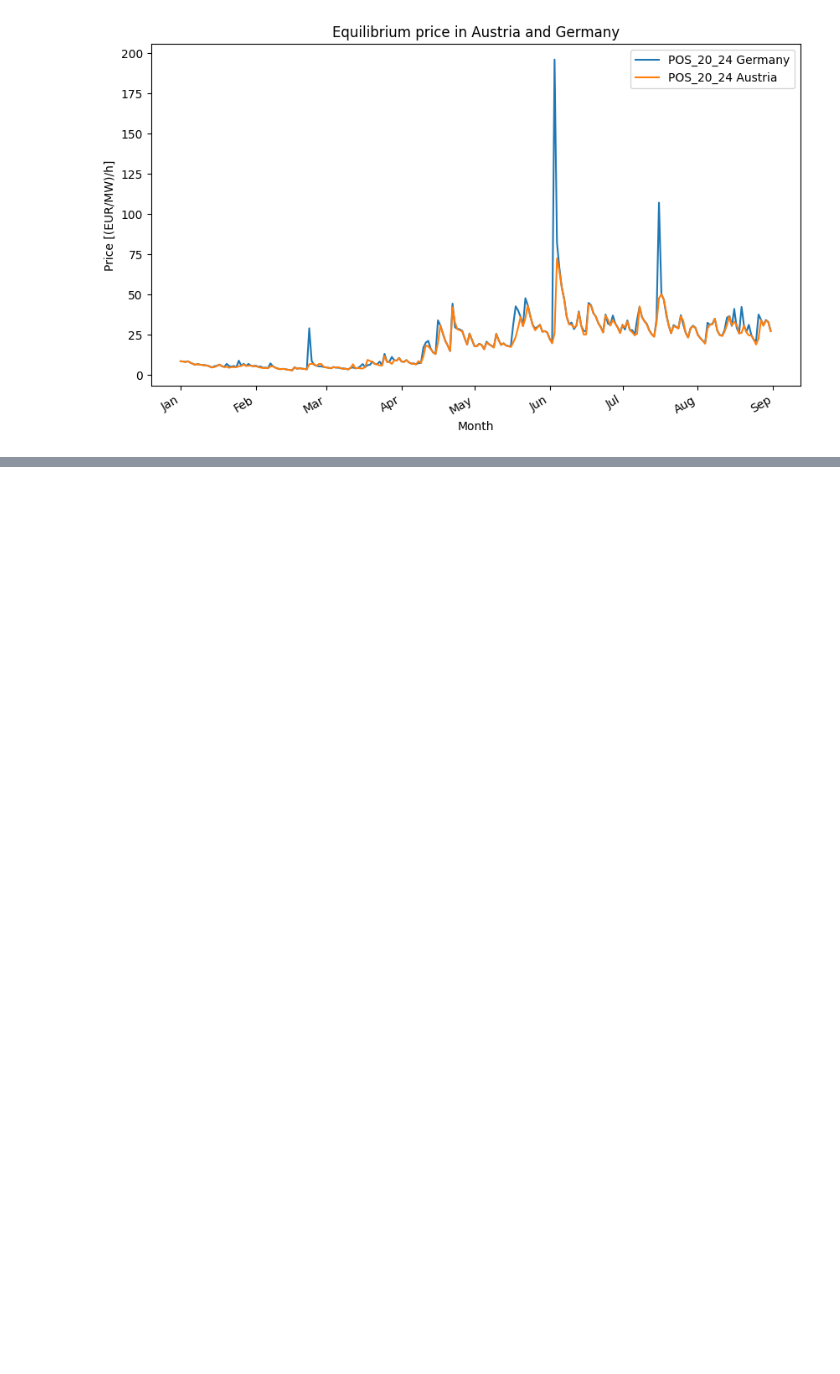
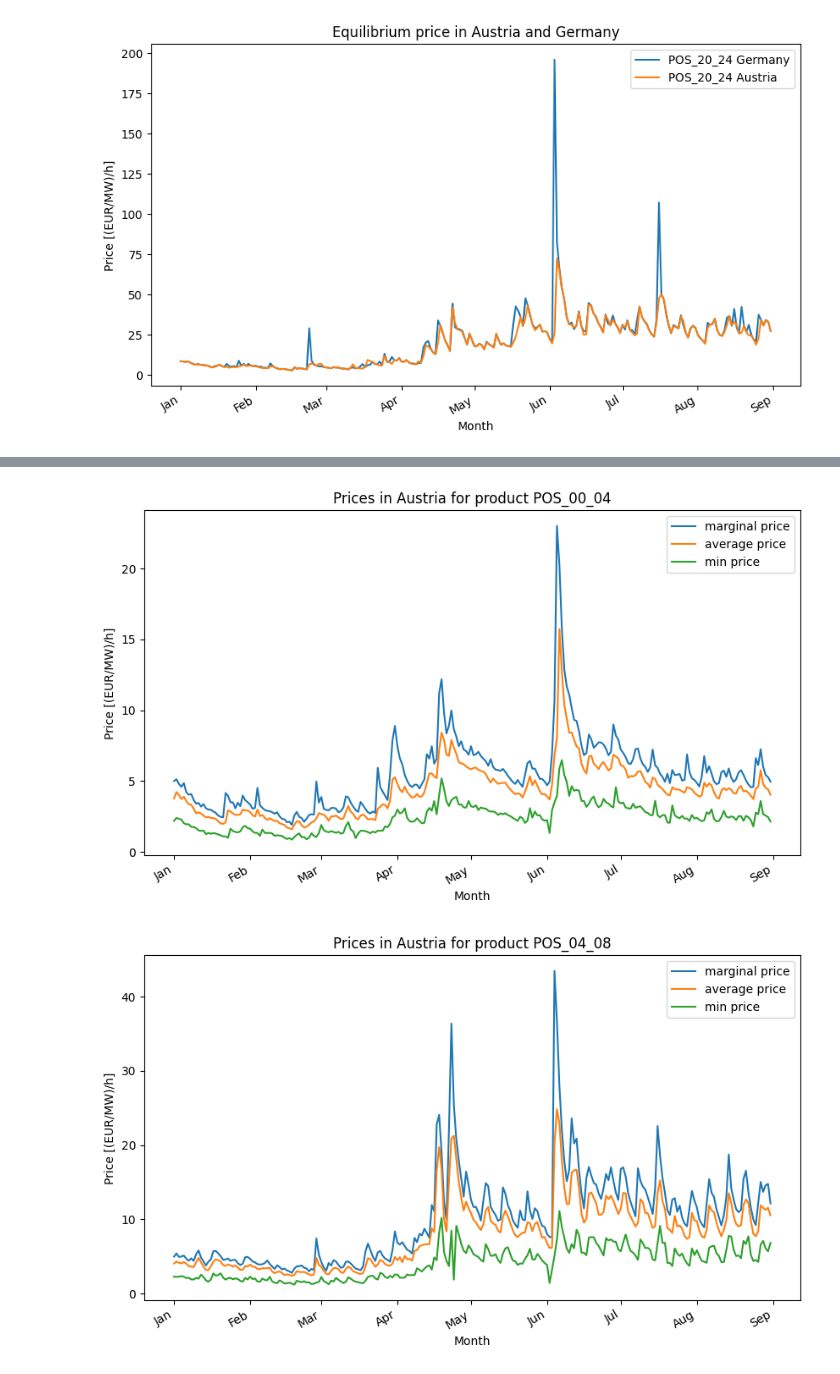
Before and after one commit to vdorseuil/ML_forecast, a Jupyter notebook: main.ipynb, the cells around one changed output, grey strips where cells are left out. Cells and saved outputs as stored; diff of their text form; code cells hidden in the pictures; blank space fills up the shorter version.

```diff
--- a/main.ipynb
+++ b/main.ipynb
@@ -202,0 +206,29 @@ df_price_germany
+# %%
+import matplotlib.dates as mdates
+for i in range(6):
+    plt.figure(figsize=(10, 6))
+
+    result = df_results["PRODUCT"][i]
+    df_price_austria_min = df_results.loc[df_results['PRODUCT'] == result, ["DATE_FROM", "AUSTRIA_MIN_CAPACITY_PRICE_[(EUR/MW)/h]"]]
+    df_price_austria_avg = df_results.loc[df_results['PRODUCT'] == result, ["DATE_FROM", "AUSTRIA_AVERAGE_CAPACITY_PRICE_[(EUR/MW)/h]"]]
+    df_price_austria_marg = df_results.loc[df_results['PRODUCT'] == result, ["DATE_FROM", "AUSTRIA_MARGINAL_CAPACITY_PRICE_[(EUR/MW)/h]"]]
+    plt.plot(df_price_austria_marg["DATE_FROM"], df_price_austria_marg["AUSTRIA_MARGINAL_CAPACITY_PRICE_[(EUR/MW)/h]"], label= "marginal price")
+    plt.plot(df_price_austria_avg["DATE_FROM"], df_price_austria_avg["AUSTRIA_AVERAGE_CAPACITY_PRICE_[(EUR/MW)/h]"], label= "average price")
+    plt.plot(df_price_austria_min["DATE_FROM"], df_price_austria_min["AUSTRIA_MIN_CAPACITY_PRICE_[(EUR/MW)/h]"], label= "min price")
+
+
+    # Format the x-axis to show months
+    plt.gca().xaxis.set_major_formatter(mdates.DateFormatter('%b'))  # '%b' for abbreviated month names
+    plt.gca().xaxis.set_major_locator(mdates.MonthLocator())
+
+    # Rotate and align the tick labels so they look better
+    plt.gcf().autofmt_xdate()
+
+    plt.title(f"Prices in Austria for product {result}")
+    plt.xlabel('Month')
+    plt.ylabel('Price [(EUR/MW)/h]')
+    plt.legend()
+    plt.show()
+# %% [output]
+[figure, added]
+[figure, added]
```
Also changed, not shown: parts of 24 cells of this notebook, 1 other file.
